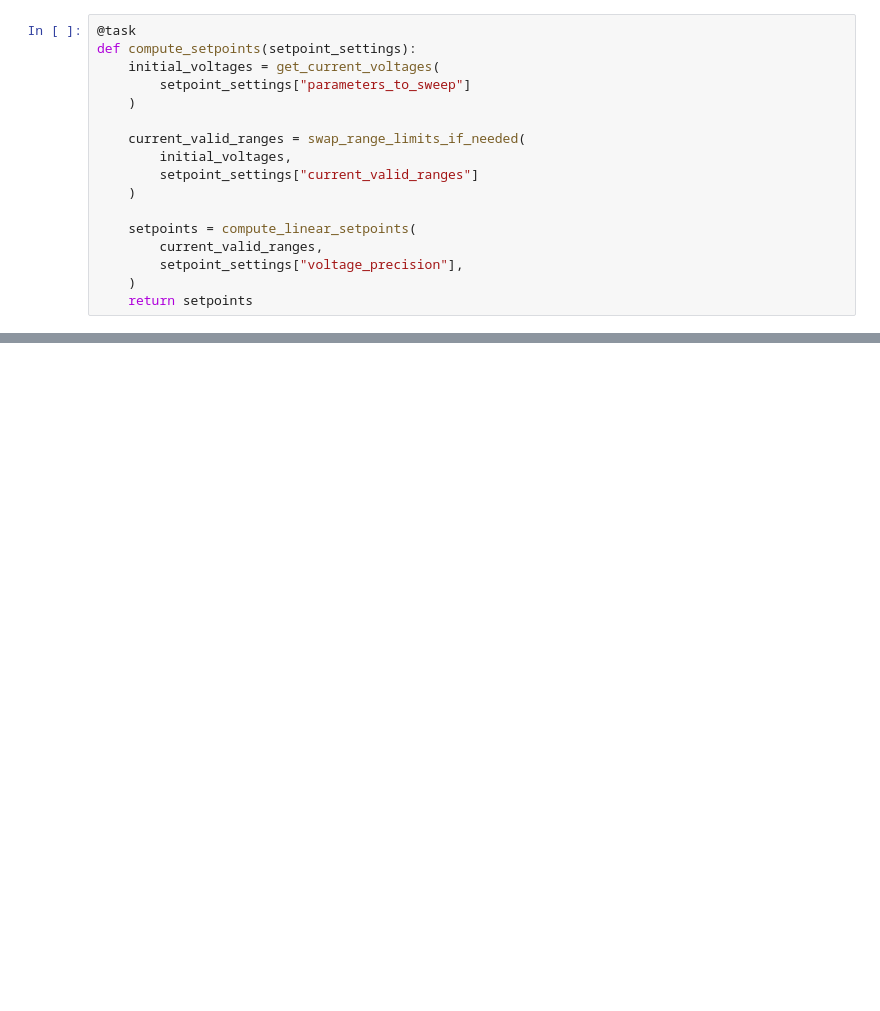
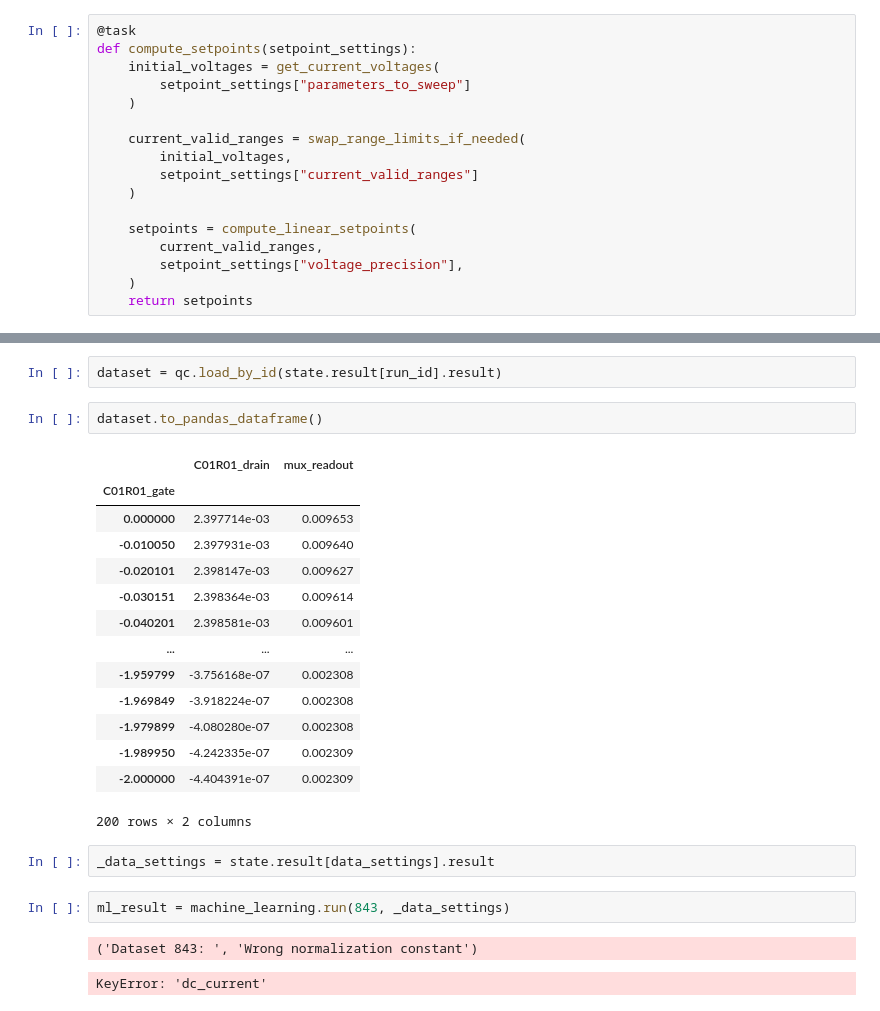
Before and after one commit to microsoft/nanotune, a Jupyter notebook: docs/examples/Tuning routine example.ipynb, the cells around one changed output, grey strips where cells are left out. Cells and saved outputs as stored; diff of their text form; blank space fills up the shorter version.

```diff
--- a/docs/examples/Tuning routine example.ipynb
+++ b/docs/examples/Tuning routine example.ipynb
@@ -130,0 +198,26 @@ Starting experimental run with id: 834.
+# %%
+dataset = qc.load_by_id(state.result[run_id].result)
+# %%
+dataset.to_pandas_dataframe()
+# %% [output]
+|  | C01R01_drain | mux_readout |
+| C01R01_gate |  |  |
+| 0.000000 | 2.397714e-03 | 0.009653 |
+| -0.010050 | 2.397931e-03 | 0.009640 |
+| -0.020101 | 2.398147e-03 | 0.009627 |
+| -0.030151 | 2.398364e-03 | 0.009614 |
+| -0.040201 | 2.398581e-03 | 0.009601 |
+| ... | ... | ... |
+| -1.959799 | -3.756168e-07 | 0.002308 |
+| -1.969849 | -3.918224e-07 | 0.002308 |
+| -1.979899 | -4.080280e-07 | 0.002308 |
+| -1.989950 | -4.242335e-07 | 0.002309 |
+| -2.000000 | -4.404391e-07 | 0.002309 |
+200 rows × 2 columns
+# %%
+_data_settings = state.result[data_settings].result
+# %%
+ml_result = machine_learning.run(843, _data_settings)
+# %% [output]
+('Dataset 843: ', 'Wrong normalization constant')
+KeyError: 'dc_current'
```
Also changed, not shown: parts of 13 cells of this notebook, 2 other files.
